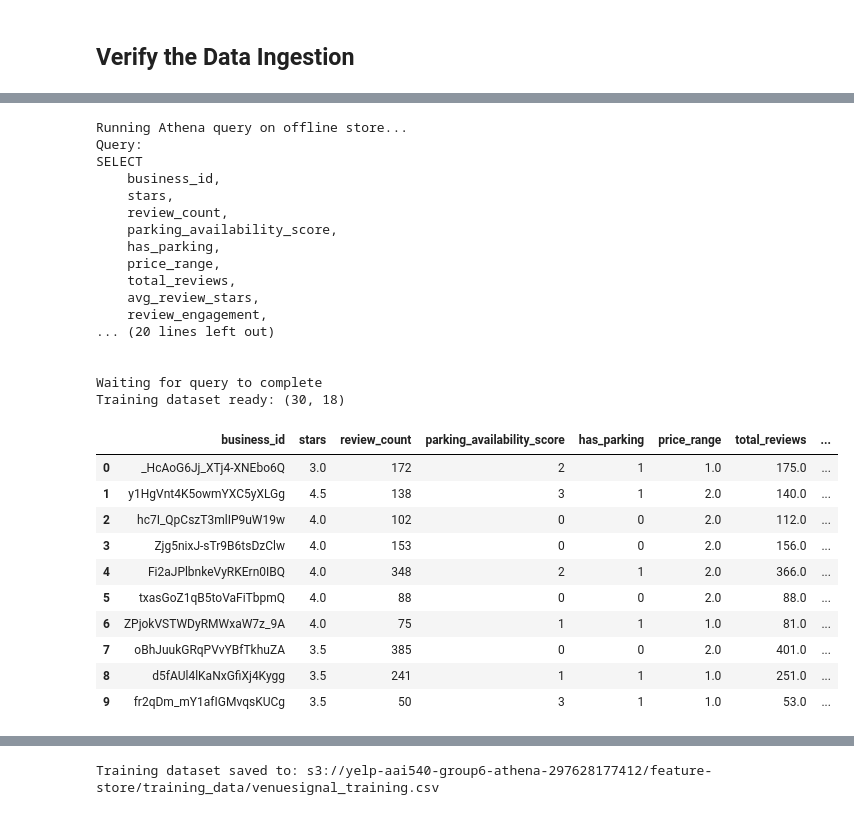
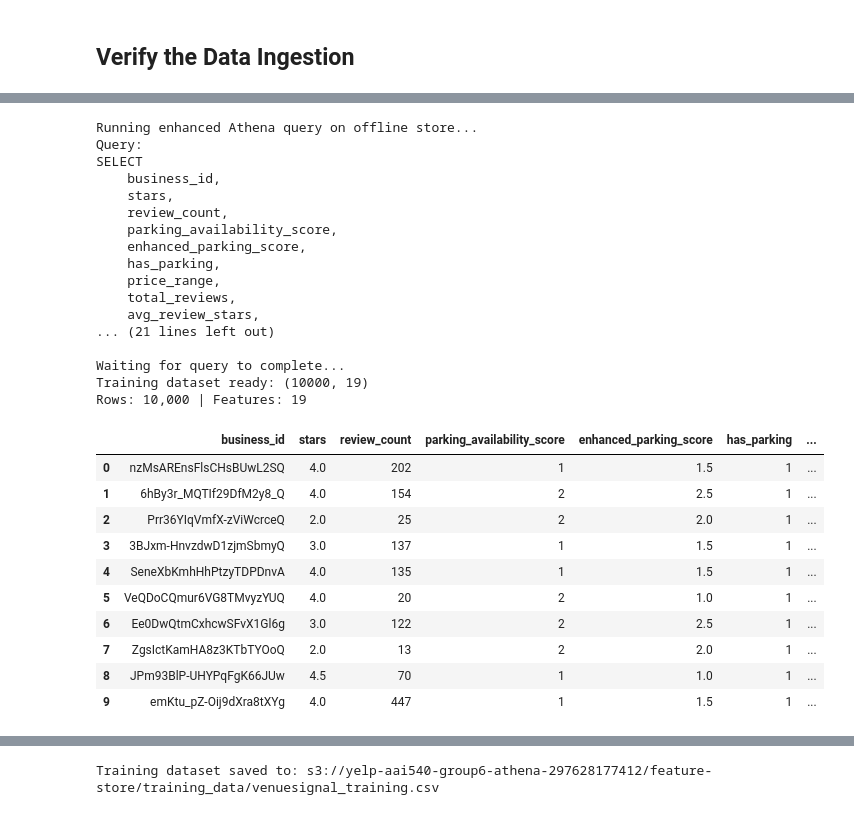
Before and after one commit to omarsagoo/VenueSignal, a Jupyter notebook: FeatureStore.ipynb, the cells around one changed output, grey strips where cells are left out. Saved outputs shown, nothing was run; the diff lists cells and outputs as text; code cells hidden in the pictures.

Commit message:
Featurestore fixes
Fixed the FeatureStore data to include processed data and reviews, should fix the overall data count in the csv.

```diff
--- a/FeatureStore.ipynb
+++ b/FeatureStore.ipynb
@@ -579,6 +764,6 @@ Athena table name: venuesignal_business_features_26_02_57_35_1769396281
 # %%
-# Build a training dataset query
-# Select businesses with good parking vs poor parking and their ratings
+# Build an enhanced training dataset query with text features
+# Select businesses with comprehensive parking data
 
 training_query = f"""
 SELECT
@@ -586,20 +771,21 @@ SELECT
     stars,
     review_count,
     parking_availability_score,
+    enhanced_parking_score,
     has_parking,
     price_range,
     total_reviews,
     avg_review_stars,
     review_engagement,
     rating_consistency,
-    is_urban,
     is_restaurant,
-    open_days_count,
-    open_on_weekend,
-    goodforkids,
-    restaurantsgoodforgroups,
+    parking_mentions,
+    parking_positive_sentiment,
+    parking_negative_sentiment,
+    free_parking_mentions,
+    valet_mentions,
     CASE
-        WHEN parking_availability_score >= 3 THEN 1
+        WHEN enhanced_parking_score >= 3 THEN 1
         ELSE 0
     END as has_good_parking,
     CASE
@@ -609,56 +795,56 @@ SELECT
 FROM "{table_name}"
 WHERE total_reviews >= 10
     AND is_restaurant = 1
-    AND is_urban = 1
-LIMIT 5000
+LIMIT 10000
 """
 
-print("Running Athena query on offline store...")
+print("Running enhanced Athena query on offline store...")
 print(f"Query: {training_query}\n")
 
 # Execute query
 athena_query.run(
     query_string=training_query,
     output_location=f"s3://{ATHENA_BUCKET}/{FEATURE_STORE_PREFIX}/query_results/"
 )
 
-print("Waiting for query to complete")
+print("Waiting for query to complete...")
 athena_query.wait()
 
 # Load results into DataFrame
 training_dataset = athena_query.as_dataframe()
 
 print(f"Training dataset ready: {training_dataset.shape}")
+print(f"Rows: {training_dataset.shape[0]:,} | Features: {training_dataset.shape[1]}")
 training_dataset.head(10)
 # %% [output]
-Running Athena query on offline store...
+Running enhanced Athena query on offline store...
 Query:
 SELECT
     business_id,
     stars,
     review_count,
     parking_availability_score,
+    enhanced_parking_score,
     has_parking,
     price_range,
     total_reviews,
     avg_review_stars,
-    review_engagement,
-... (20 lines left out)
+... (21 lines left out)
 
-
-Waiting for query to complete
-Training dataset ready: (30, 18)
+Waiting for query to complete...
+Training dataset ready: (10000, 19)
+Rows: 10,000 | Features: 19
-|  | business_id | stars | review_count | parking_availability_score | has_parking | price_range | total_reviews | ... |
-| 0 | _HcAoG6Jj_XTj4-XNEbo6Q | 3.0 | 172 | 2 | 1 | 1.0 | 175.0 | ... |
-| 1 | y1HgVnt4K5owmYXC5yXLGg | 4.5 | 138 | 3 | 1 | 2.0 | 140.0 | ... |
-| 2 | hc7I_QpCszT3mlIP9uW19w | 4.0 | 102 | 0 | 0 | 2.0 | 112.0 | ... |
-| 3 | Zjg5nixJ-sTr9B6tsDzClw | 4.0 | 153 | 0 | 0 | 2.0 | 156.0 | ... |
-| 4 | Fi2aJPlbnkeVyRKErn0IBQ | 4.0 | 348 | 2 | 1 | 2.0 | 366.0 | ... |
-| 5 | txasGoZ1qB5toVaFiTbpmQ | 4.0 | 88 | 0 | 0 | 2.0 | 88.0 | ... |
-| 6 | ZPjokVSTWDyRMWxaW7z_9A | 4.0 | 75 | 1 | 1 | 1.0 | 81.0 | ... |
-| 7 | oBhJuukGRqPVvYBfTkhuZA | 3.5 | 385 | 0 | 0 | 2.0 | 401.0 | ... |
-| 8 | d5fAUl4lKaNxGfiXj4Kygg | 3.5 | 241 | 1 | 1 | 1.0 | 251.0 | ... |
-| 9 | fr2qDm_mY1afIGMvqsKUCg | 3.5 | 50 | 3 | 1 | 1.0 | 53.0 | ... |
+|  | business_id | stars | review_count | parking_availability_score | enhanced_parking_score | has_parking | ... |
+| 0 | nzMsAREnsFlsCHsBUwL2SQ | 4.0 | 202 | 1 | 1.5 | 1 | ... |
+| 1 | 6hBy3r_MQTIf29DfM2y8_Q | 4.0 | 154 | 2 | 2.5 | 1 | ... |
+| 2 | Prr36YIqVmfX-zViWcrceQ | 2.0 | 25 | 2 | 2.0 | 1 | ... |
+| 3 | 3BJxm-HnvzdwD1zjmSbmyQ | 3.0 | 137 | 1 | 1.5 | 1 | ... |
+| 4 | SeneXbKmhHhPtzyTDPDnvA | 4.0 | 135 | 1 | 1.5 | 1 | ... |
+| 5 | VeQDoCQmur6VG8TMvyzYUQ | 4.0 | 20 | 2 | 1.0 | 1 | ... |
+| 6 | Ee0DwQtmCxhcwSFvX1Gl6g | 3.0 | 122 | 2 | 2.5 | 1 | ... |
+| 7 | ZgsIctKamHA8z3KTbTYOoQ | 2.0 | 13 | 2 | 2.0 | 1 | ... |
+| 8 | JPm93BlP-UHYPqFgK66JUw | 4.5 | 70 | 1 | 1.0 | 1 | ... |
+| 9 | emKtu_pZ-Oij9dXra8tXYg | 4.0 | 447 | 1 | 1.5 | 1 | ... |
 # %%
 # Analyze the training dataset
 print("Training Dataset Summary:\n")
```
Also changed, not shown: parts of 24 cells of this notebook, 1 other file.
